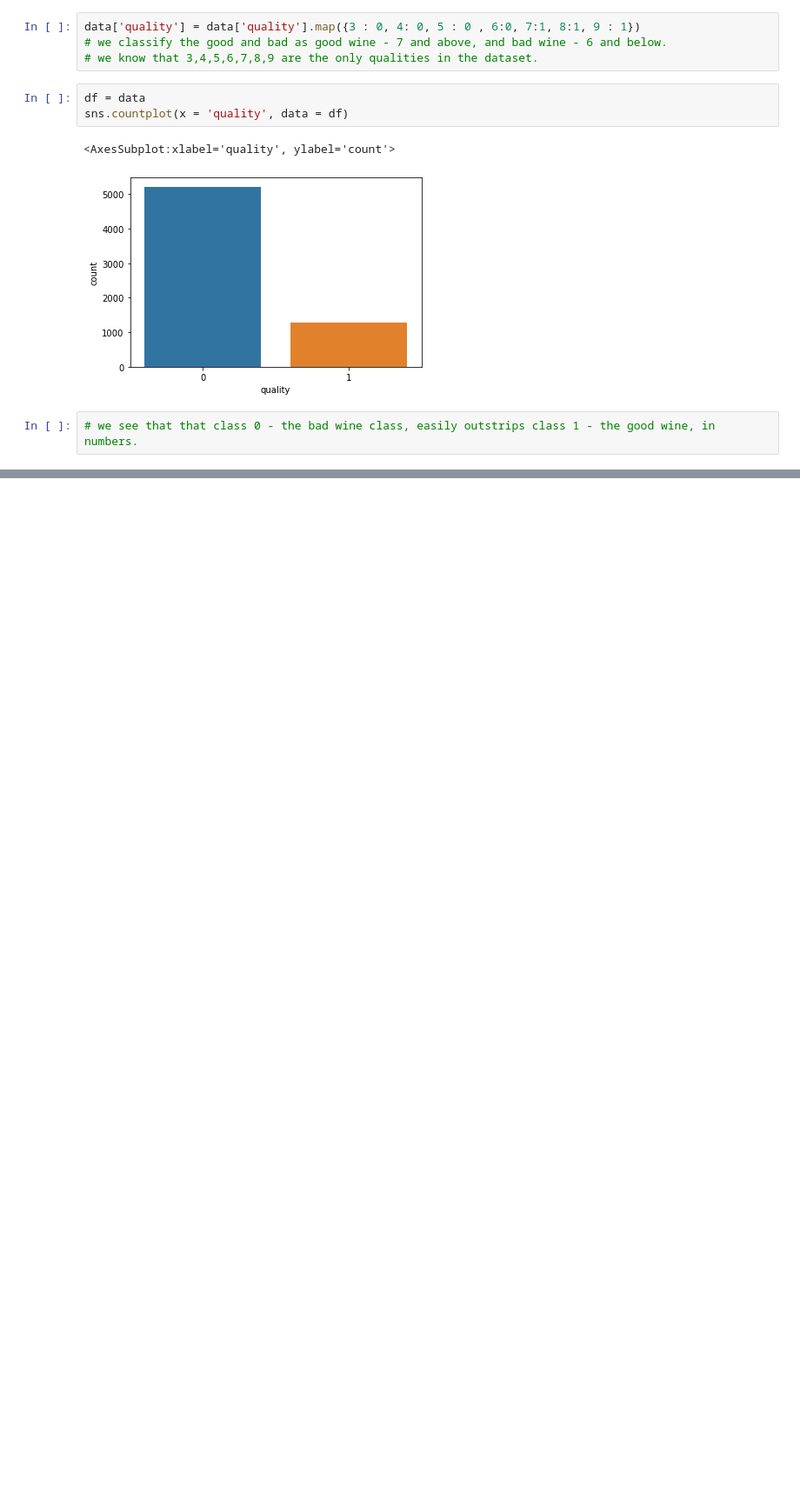
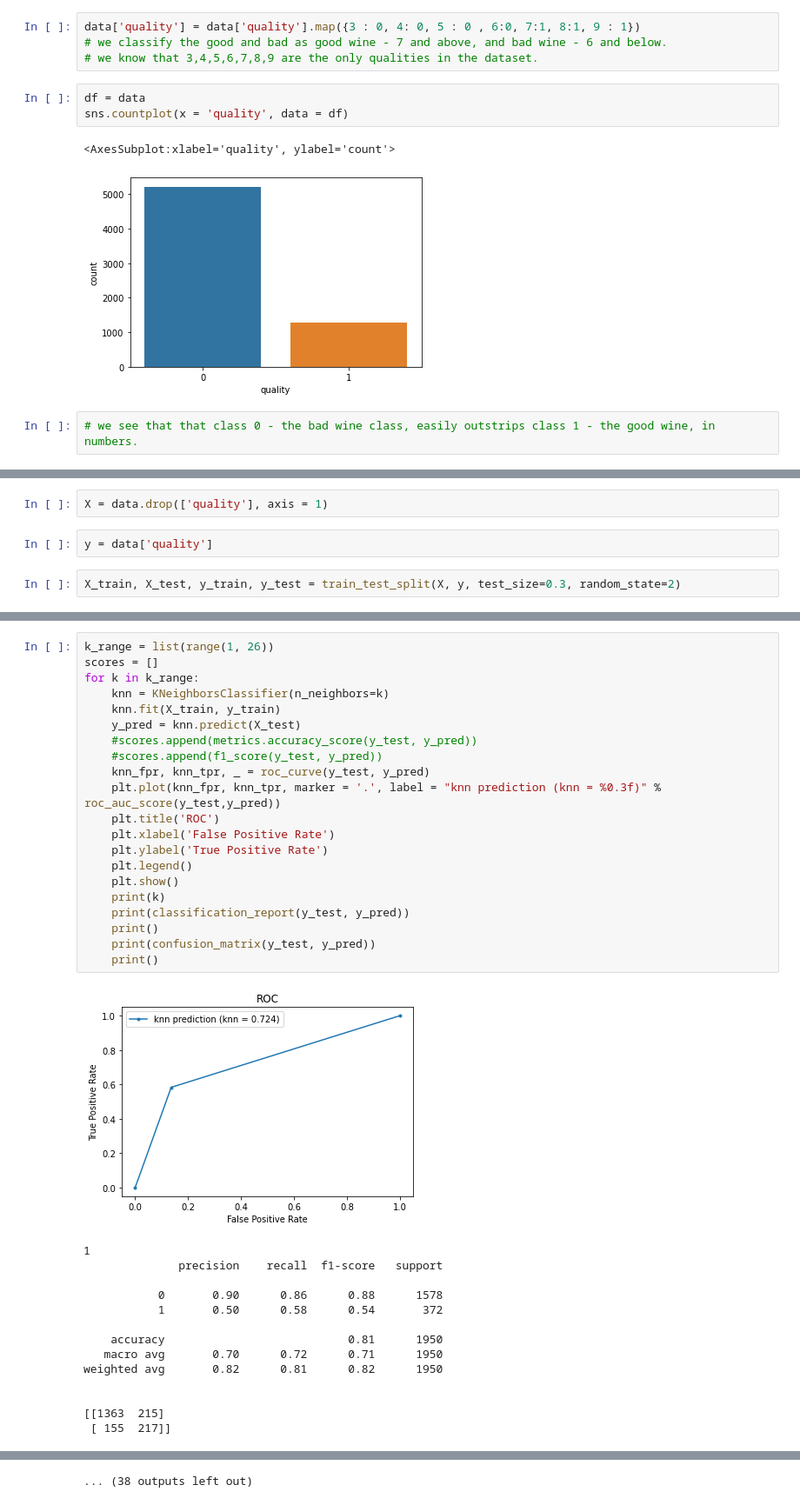
Before and after one commit to Alon-Elisha/Final-Project, a Jupyter notebook: Final_Project.ipynb, the cells around one changed output, grey strips where cells are left out. Shown at 87% size. Saved outputs shown, nothing was run; the diff lists cells and outputs as text; blank space fills up the shorter version.

Commit message:
use of model knn, and printing the results

```diff
--- a/Final_Project.ipynb
+++ b/Final_Project.ipynb
@@ -217,0 +227,6 @@ sns.countplot(x = 'quality', data = df)
+# %%
+X = data.drop(['quality'], axis = 1)
+# %%
+y = data['quality']
+# %%
+X_train, X_test, y_train, y_test = train_test_split(X, y, test_size=0.3, random_state=2)
@@ -217,0 +239,36 @@ sns.countplot(x = 'quality', data = df)
+# %%
+k_range = list(range(1, 26))
+scores = []
+for k in k_range:
+    knn = KNeighborsClassifier(n_neighbors=k)
+    knn.fit(X_train, y_train)
+    y_pred = knn.predict(X_test)
+    #scores.append(metrics.accuracy_score(y_test, y_pred))
+    #scores.append(f1_score(y_test, y_pred))
+    knn_fpr, knn_tpr, _ = roc_curve(y_test, y_pred)
+    plt.plot(knn_fpr, knn_tpr, marker = '.', label = "knn prediction (knn = %0.3f)" % roc_auc_score(y_test,y_pred))
+    plt.title('ROC')
+    plt.xlabel('False Positive Rate')
+    plt.ylabel('True Positive Rate')
+    plt.legend()
+    plt.show()
+    print(k)
+    print(classification_report(y_test, y_pred))
+    print()
+    print(confusion_matrix(y_test, y_pred))
+    print()
+# %% [output]
+[figure, added]
+1
+              precision    recall  f1-score   support
+
+           0       0.90      0.86      0.88      1578
+           1       0.50      0.58      0.54       372
+
+    accuracy                           0.81      1950
+   macro avg       0.70      0.72      0.71      1950
+weighted avg       0.82      0.81      0.82      1950
+
+
+[[1363  215]
+ [ 155  217]]
@@ -217,0 +345 @@ sns.countplot(x = 'quality', data = df)
+... (38 outputs left out)
```
Also changed, not shown: parts of 5 cells of this notebook.
